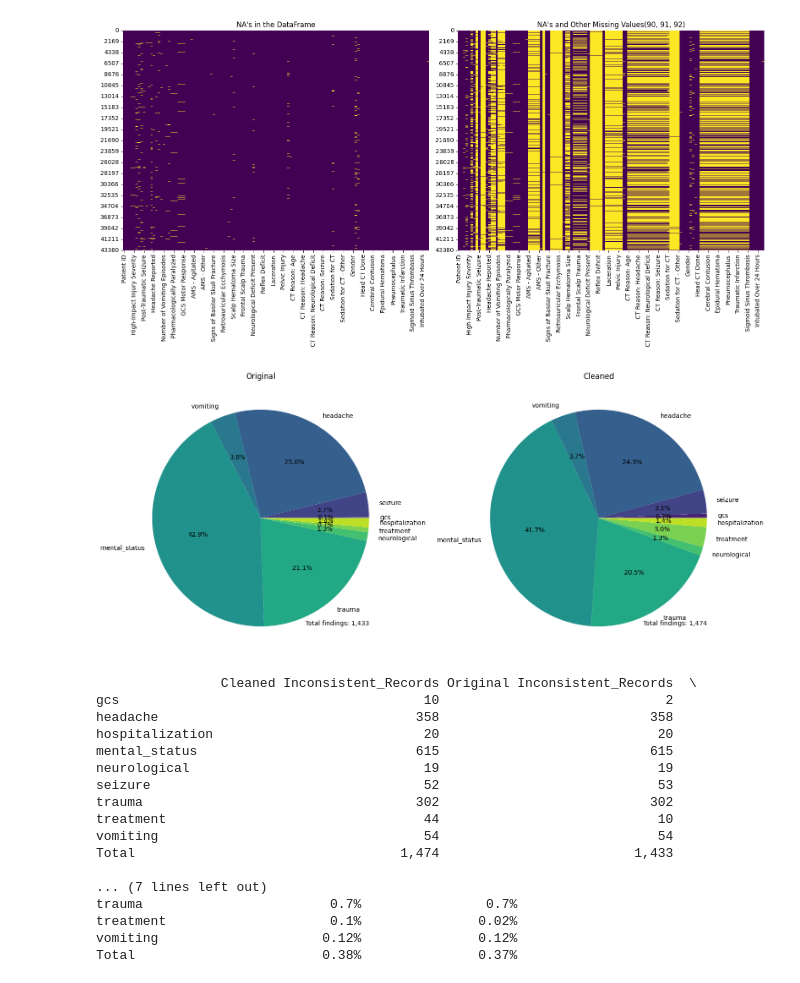
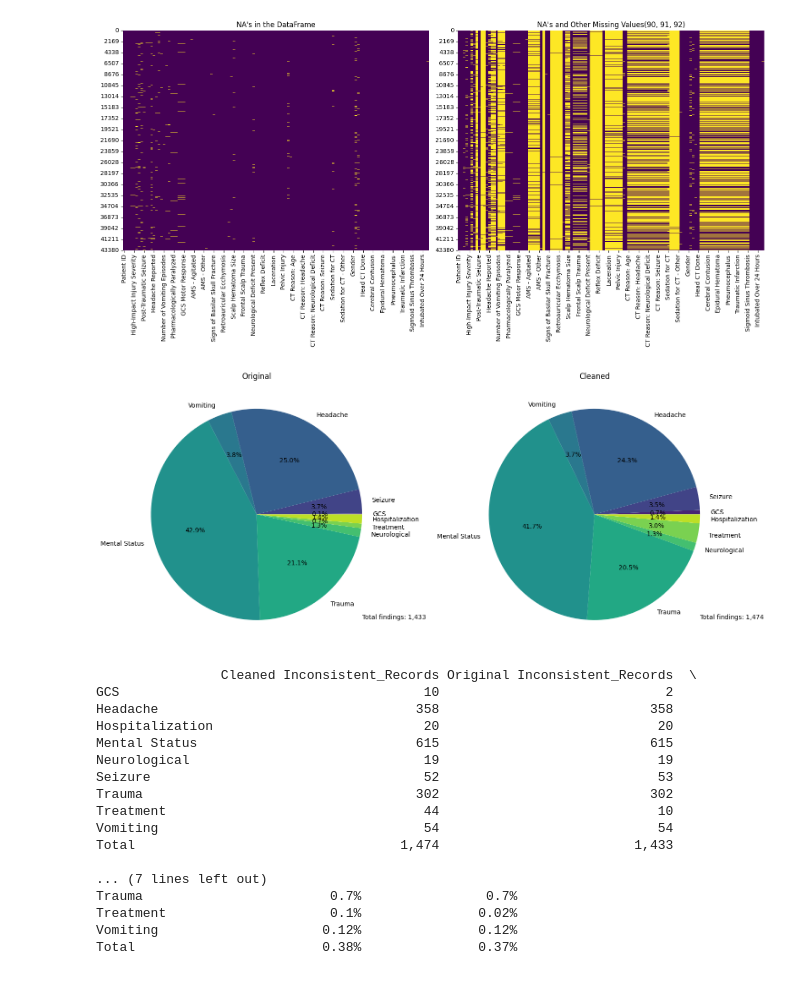
Before and after one commit to erztristan/stat-214, a Jupyter notebook: lab1/code/data_cleaning.ipynb, the cells around one changed output. Saved outputs shown, nothing was run; the diff lists cells and outputs as text; code cells hidden in the pictures.

```diff
--- a/lab1/code/data_cleaning.ipynb
+++ b/lab1/code/data_cleaning.ipynb
@@ -145,7 +145,7 @@ def check_tbi_data_consistency(df: pd.DataFrame) -> dict:
     all_checks = {}
 
     # 1. Age Checks
-    all_checks["age"] = [
+    all_checks["Age"] = [
         (df["age_in_years"] < 0),
         (df["age_in_years"] > 20),
         (df["age_in_months"] < 0),
@@ -156,7 +156,7 @@ def check_tbi_data_consistency(df: pd.DataFrame) -> dict:
     ]
 
     # 2. GCS (Glasgow Coma Scale) Checks
-    all_checks["gcs"] = [
+    all_checks["GCS"] = [
         # Valid ranges for components
         (df["gcs_eye"] < 1) | (df["gcs_eye"] > 4),
         (df["gcs_verbal"] < 1) | (df["gcs_verbal"] > 5),
@@ -170,7 +170,7 @@ def check_tbi_data_consistency(df: pd.DataFrame) -> dict:
     ]
 
     # 3. Seizure Logic
-    all_checks["seizure"] = [
+    all_checks["Seizure"] = [
         # No seizure but has details
         (df["posttraumatic_seizure"] == 0) & (df["time_of_seizure"].isin([1, 2, 3])),
         (df["posttraumatic_seizure"] == 0)
@@ -182,7 +182,7 @@ def check_tbi_data_consistency(df: pd.DataFrame) -> dict:
     ]
 
     # 4. Headache Logic
-    all_checks["headache"] = [
+    all_checks["Headache"] = [
         # No headache but has details
         (df["headache_reported"] == 0) & (df["headache_intensity"].isin([1, 2, 3])),
         (df["headache_reported"] == 0) & (df["headache_onset_time"].isin([1, 2, 3, 4])),
@@ -193,7 +193,7 @@ def check_tbi_data_consistency(df: pd.DataFrame) -> dict:
     ]
 
     # 5. Vomiting Logic
-    all_checks["vomiting"] = [
+    all_checks["Vomiting"] = [
         # No vomiting but has details
         (df["vomiting_reported"] == 0) & (df["vomiting_episode_count"].isin([1, 2, 3])),
         (df["vomiting_reported"] == 0) & (df["vomiting_onset_time"].isin([1, 2, 3, 4])),
@@ -206,7 +206,7 @@ def check_tbi_data_consistency(df: pd.DataFrame) -> dict:
     ]
 
     # 6. Mental Status Logic
-    all_checks["mental_status"] = [
+    all_checks["Mental Status"] = [
         # No AMS but has symptoms
         (df["altered_mental_status"] == 0)
         & (
@@ -226,7 +226,7 @@ def check_tbi_data_consistency(df: pd.DataFrame) -> dict:
     ]
 
     # 7. Skull Fracture Logic
-    all_checks["skull_fracture"] = [
+    all_checks["Skull Fracture"] = [
         # No palpable skull fracture but has depression
         (df["palpable_skull_fracture"] == 0)
         & (df["palpable_skull_fracture_depressed"] == 1),
@@ -242,7 +242,7 @@ def check_tbi_data_consistency(df: pd.DataFrame) -> dict:
     ]
 
     # 8. Hematoma Logic
-    all_checks["hematoma"] = [
+    all_checks["Hematoma"] = [
         # No hematoma but has details
         (df["scalp_hematoma_present"] == 0)
         & (df["scalp_hematoma_location"].isin([1, 2, 3])),
@@ -251,7 +251,7 @@ def check_tbi_data_consistency(df: pd.DataFrame) -> dict:
     ]
 
     # 9. Trauma Location Logic
-    all_checks["trauma"] = [
+    all_checks["Trauma"] = [
         # No trauma above clavicles but has specific locations
         (df["trauma_above_clavicles"] == 0)
         & (
@@ -273,7 +273,7 @@ def check_tbi_data_consistency(df: pd.DataFrame) -> dict:
     ]
 
     # 10. Neurological Deficit Logic
-    all_checks["neurological"] = [
+    all_checks["Neurological"] = [
         # No neurological deficit but has specific deficits
         (df["neurological_deficit_present"] == 0)
         & (
@@ -293,7 +293,7 @@ def check_tbi_data_consistency(df: pd.DataFrame) -> dict:
     ]
 
     # 11. Other Injury Logic
-    all_checks["other_injury"] = [
+    all_checks["Other Injury"] = [
         # No other injury but has specific injuries
         (df["other_substantial_injury"] == 0)
         & (
@@ -308,7 +308,7 @@ def check_tbi_data_consistency(df: pd.DataFrame) -> dict:
     ]
 
     # 12. CT Planning and Sedation Logic
-    all_checks["ct_planning"] = [
+    all_checks["CT Planning"] = [
         # No CT planned but has reasons
         (df["head_ct_planned"] == 0)
         & (
@@ -340,7 +340,7 @@ def check_tbi_data_consistency(df: pd.DataFrame) -> dict:
     ]
 
     # 13. CT Findings Logic
-    all_checks["ct_findings"] = [
+    all_checks["CT Findings"] = [
         # TBI detected but no CT done
         (df["tbi_detected_on_ct"] == 1) & (df["head_ct_done"] == 0),
         # No TBI but has findings
@@ -367,7 +367,7 @@ def check_tbi_data_consistency(df: pd.DataFrame) -> dict:
     ]
 
     # 14. Treatment and Disposition Logic
-    all_checks["treatment"] = [
+    all_checks["Treatment"] = [
         # Medication contradictions
         (df["pharmacologically_paralyzed"] == 1) & (df["gcs_motor"] > 1),
         (df["pharmacologically_sedated"] == 1) & (df["altered_mental_status"] == 0),
@@ -380,7 +380,7 @@ def check_tbi_data_consistency(df: pd.DataFrame) -> dict:
     ]
 
     # 15. Hospitalization Logic
-    all_checks["hospitalization"] = [
+    all_checks["Hospitalization"] = [
         # Not hospitalized but has details
         (df["hospitalized_due_to_head_injury"] == 0)
         & (df["hospitalized_head_injury_tbi_ct"] == 1),
@@ -447,7 +447,7 @@ def generate_inconsistency_report(
         1,
         -1,
         f"Total findings: {total_findings1:,}",
-        horizontalalignment="right",
+        horizontalalignment="left",
         verticalalignment="bottom",
     )
 
@@ -462,7 +462,7 @@ def generate_inconsistency_report(
         1,
         -1,
         f"Total findings: {total_findings2:,}",
-        horizontalalignment="right",
+        horizontalalignment="left",
         verticalalignment="bottom",
     )
 
@@ -490,48 +490,48 @@ def generate_inconsistency_report(
             f"{names[1]} Inconsistent_Records": [
                 results_df2["Inconsistent_Records"].sum()
             ],
             f"{names[1]} Percentage": [results_df2["Percentage"].mean()],
         },
         index=["Total"],
     )
 
     summary_table = pd.concat([summary_table, totals])
 
     # Format percentages
     for col in summary_table.columns:
         if "Percentage" in col:
             summary_table[col] = summary_table[col].round(2).astype(str) + "%"
         else:
             summary_table[col] = summary_table[col].map("{:,.0f}".format)
 
     return combined_results, fig, summary_table
 
 
 # Example usage:
 df_cleaned = pd.read_csv("../data/dataframe_after_cleaning.csv")
 df_cleaned = convert_numeric_columns(df_cleaned)
 
 results_df, fig, summary_table = generate_inconsistency_report(
     df, df_cleaned, names=["Original", "Cleaned"]
 )
 
 print(summary_table)
 # %% [output]
-[figure, old version]
+[figure, new version]
                 Cleaned Inconsistent_Records Original Inconsistent_Records  \
-gcs                                       10                             2
-headache                                 358                           358
-hospitalization                           20                            20
-mental_status                            615                           615
-neurological                              19                            19
-seizure                                   52                            53
-trauma                                   302                           302
-treatment                                 44                            10
-vomiting                                  54                            54
+GCS                                       10                             2
+Headache                                 358                           358
+Hospitalization                           20                            20
+Mental Status                            615                           615
+Neurological                              19                            19
+Seizure                                   52                            53
+Trauma                                   302                           302
+Treatment                                 44                            10
+Vomiting                                  54                            54
 Total                                  1,474                         1,433
 
 ... (7 lines left out)
-trauma                        0.7%                0.7%
-treatment                     0.1%               0.02%
-vomiting                     0.12%               0.12%
+Trauma                        0.7%                0.7%
+Treatment                     0.1%               0.02%
+Vomiting                     0.12%               0.12%
 Total                        0.38%               0.37%
```
Also changed, not shown: 14 other files.
